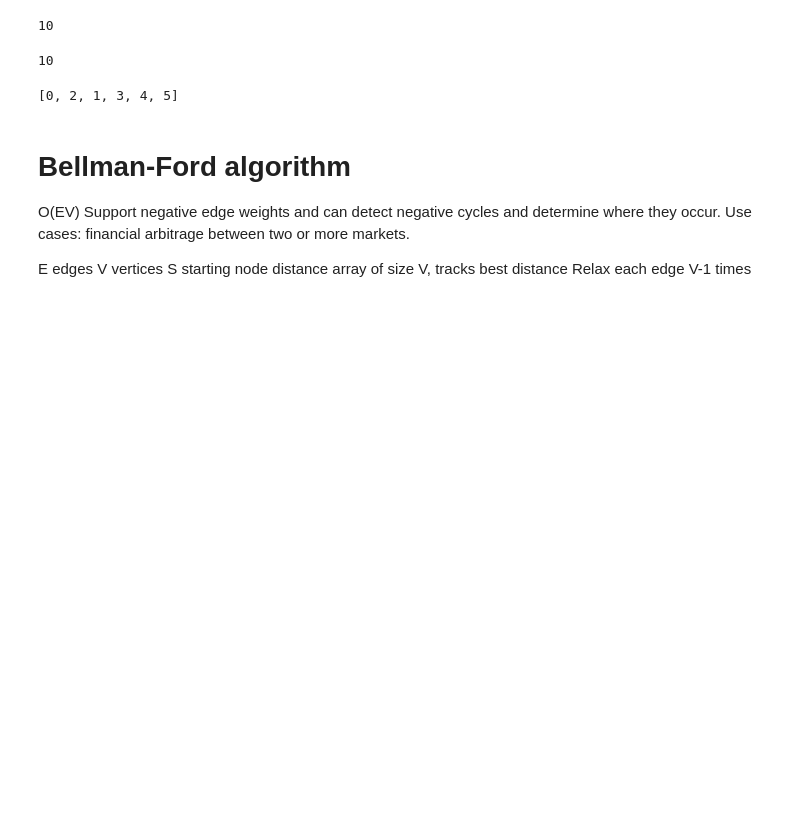
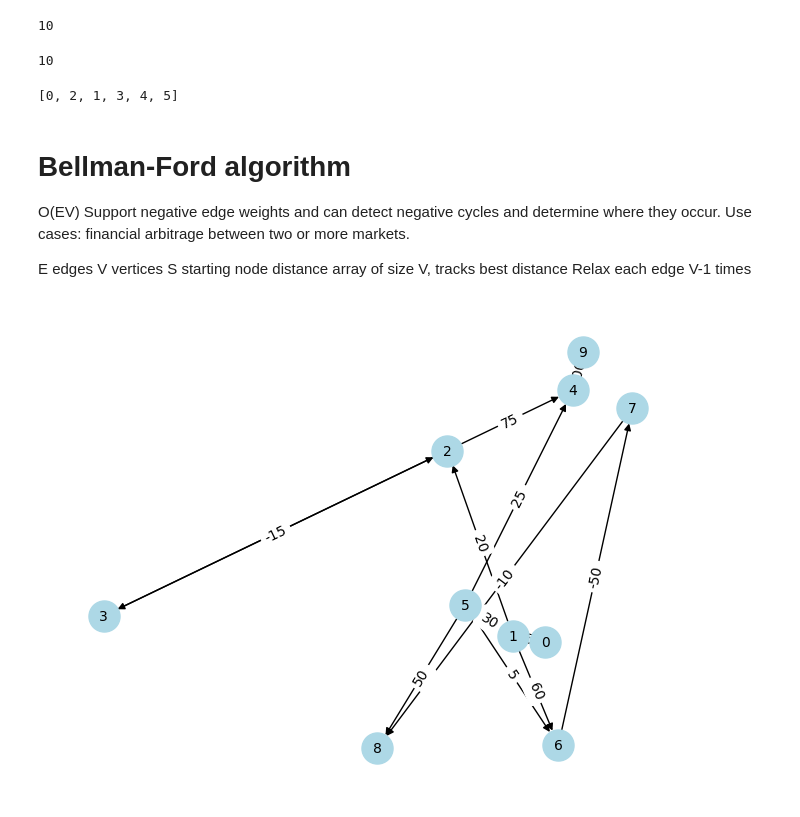
Before and after one commit to silasyl/graphtheory, a Jupyter notebook: debug.ipynb, the cells around one changed output. Cells and saved outputs as stored; diff of their text form; code cells hidden in the pictures; blank space fills up the shorter version.

```diff
--- a/debug.ipynb
+++ b/debug.ipynb
@@ -148,3 +152,22 @@ V vertices
 S starting node
 distance array of size V, tracks best distance
 Relax each edge V-1 times
+# %%
+graph = AdjacencyList(10)
+graph.add_edge(0, 1, 5)
+graph.add_edge(1, 2, 20)
+graph.add_edge(1, 5, 30)
+graph.add_edge(1, 6, 60)
+graph.add_edge(2, 3, 10)
+graph.add_edge(2, 4, 75)
+graph.add_edge(3, 2, -15)
+graph.add_edge(4, 9, 100)
+graph.add_edge(5, 4, 25)
+graph.add_edge(5, 6, 5)
+graph.add_edge(5, 8, 50)
+graph.add_edge(6, 7, -50)
+graph.add_edge(7, 8, -10)
+# %%
+view_graph(graph)
+# %% [output]
+[figure, added]
```
Also changed, not shown: parts of 29 cells of this notebook, 7 other files.
